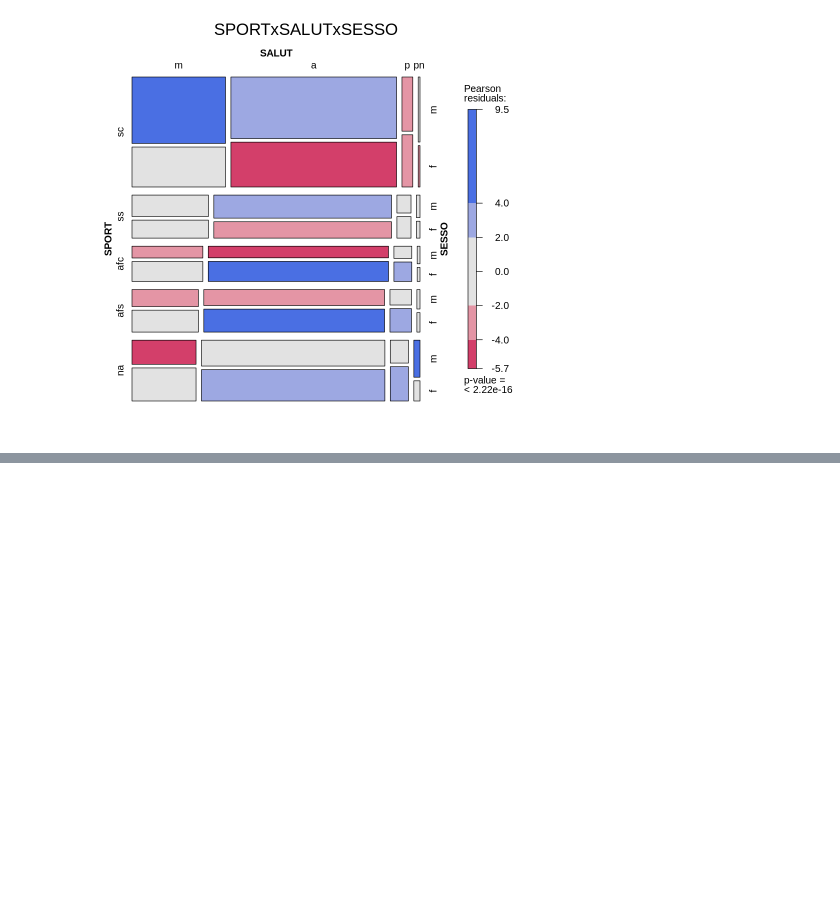
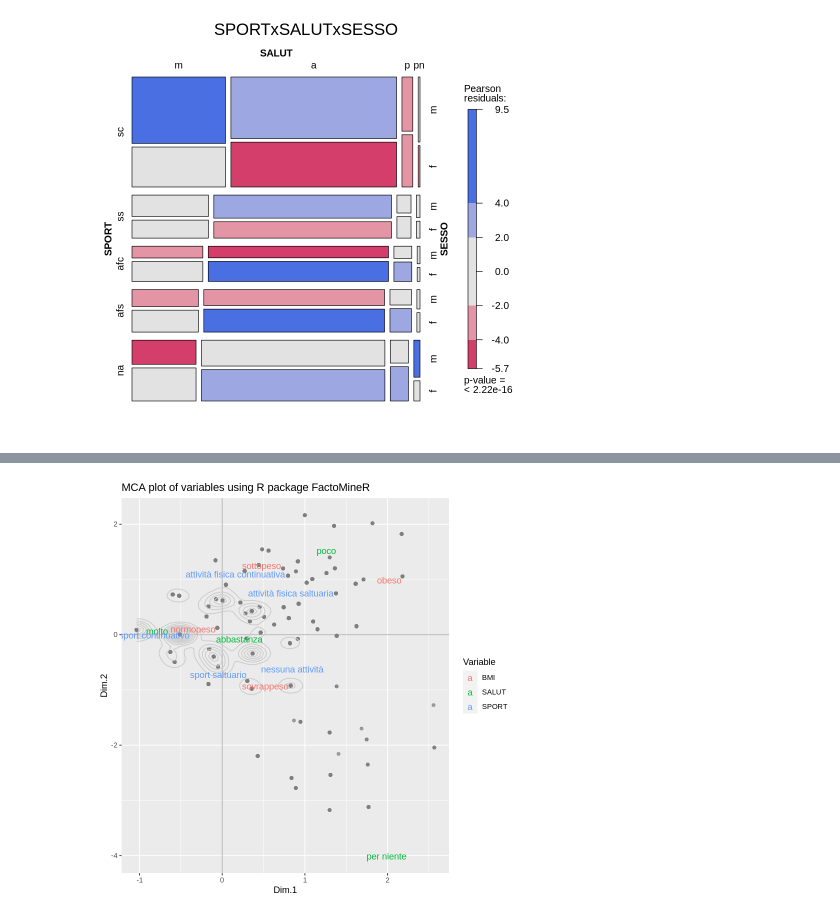
Before and after one commit to bolps/vdm2020, a Jupyter notebook: Progetto_VDM_Sport_e_alimentazione.ipynb, the cells around one changed output, grey strips where cells are left out. Saved outputs shown, nothing was run; the diff lists cells and outputs as text; code cells hidden in the pictures; blank space fills up the shorter version.

```diff
--- a/Progetto_VDM_Sport_e_alimentazione.ipynb
+++ b/Progetto_VDM_Sport_e_alimentazione.ipynb
@@ -700,18 +695,22 @@ mca1
 # %%
+df <- AVQ18.sport[,c('SALUT','BMI','SPORT')]
+df <- na.omit(df)
+cats = apply(df, 2, function(x) nlevels(as.factor(x)))
+mca1 = MCA(df, graph = FALSE)
 # data frame with variable coordinates
 mca1_vars_df = data.frame(mca1$var$coord, Variable = rep(names(cats), cats))
-
 # data frame with observation coordinates
 mca1_obs_df = data.frame(mca1$ind$coord)
-
 # MCA plot of observations and categories
 ggplot(data = mca1_obs_df, aes(x = Dim.1, y = Dim.2)) +
   geom_hline(yintercept = 0, colour = "gray70") +
   geom_vline(xintercept = 0, colour = "gray70") +
   geom_point(colour = "gray50", alpha = 0.7) +
   geom_density2d(colour = "gray80") +
   geom_text(data = mca1_vars_df,
             aes(x = Dim.1, y = Dim.2,
                 label = rownames(mca1_vars_df), colour = Variable)) +
   ggtitle("MCA plot of variables using R package FactoMineR") +
   scale_colour_discrete(name = "Variable")
+# %% [output]
+[figure, added]
```
Also changed, not shown: parts of 18 cells of this notebook.
